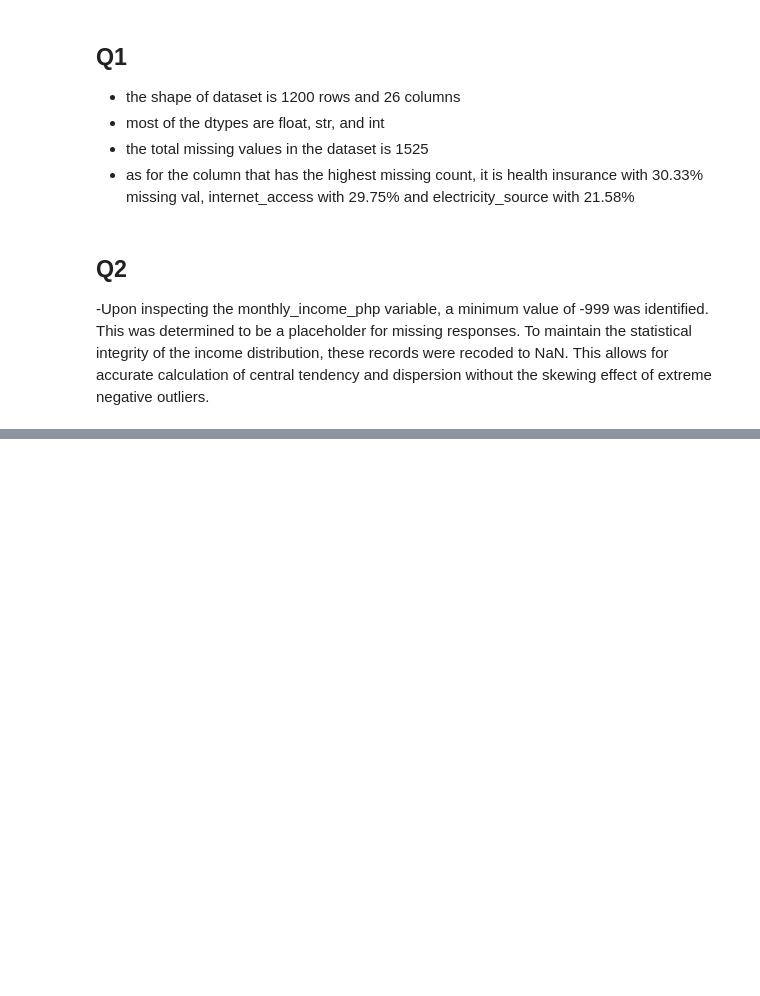
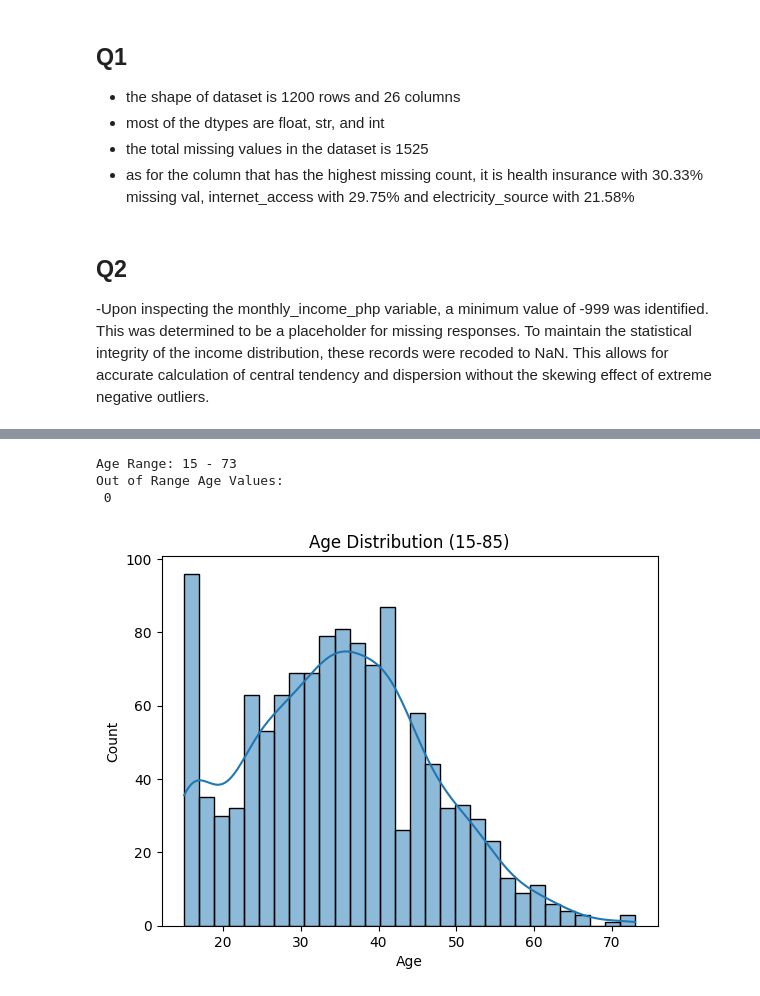
Before and after one commit to Wewds1/EDA, a Jupyter notebook: Ph_survey/notebooks/main.ipynb, the cells around one changed output, grey strips where cells are left out. Cells and saved outputs as stored; diff of their text form; code cells hidden in the pictures; blank space fills up the shorter version.

```diff
--- a/Ph_survey/notebooks/main.ipynb
+++ b/Ph_survey/notebooks/main.ipynb
@@ -80,0 +98,21 @@ Name: count, dtype: int64
+# %%
+df_copy['age'].describe()
+# given with the describe i can see that there are no below 15 and aboc 85 on age so over all its good for the given problem
+
+print(f"Age Range: {df_copy['age'].min()} - {df_copy['age'].max()}")
+out_of_range = df_copy[(df_copy['age'] < 15) | (df_copy['age'] > 85)]
+#this confirms if there are over the age range values or not
+print(f"Out of Range Age Values:\n {len(out_of_range)}")
+
+
+val_ages = df_copy[(df_copy['age'] >= 15) & (df_copy['age'] <= 85)]
+sns.histplot(val_ages['age'], bins=30, kde=True)
+plt.xlabel('Age')
+plt.title('Age Distribution (15-85)')
+plt.savefig('../output/q4.png')
+plt.show()
+# %% [output]
+Age Range: 15 - 73
+Out of Range Age Values:
+ 0
+[figure, added]
```
Also changed, not shown: parts of 5 cells of this notebook, 4 other files.
